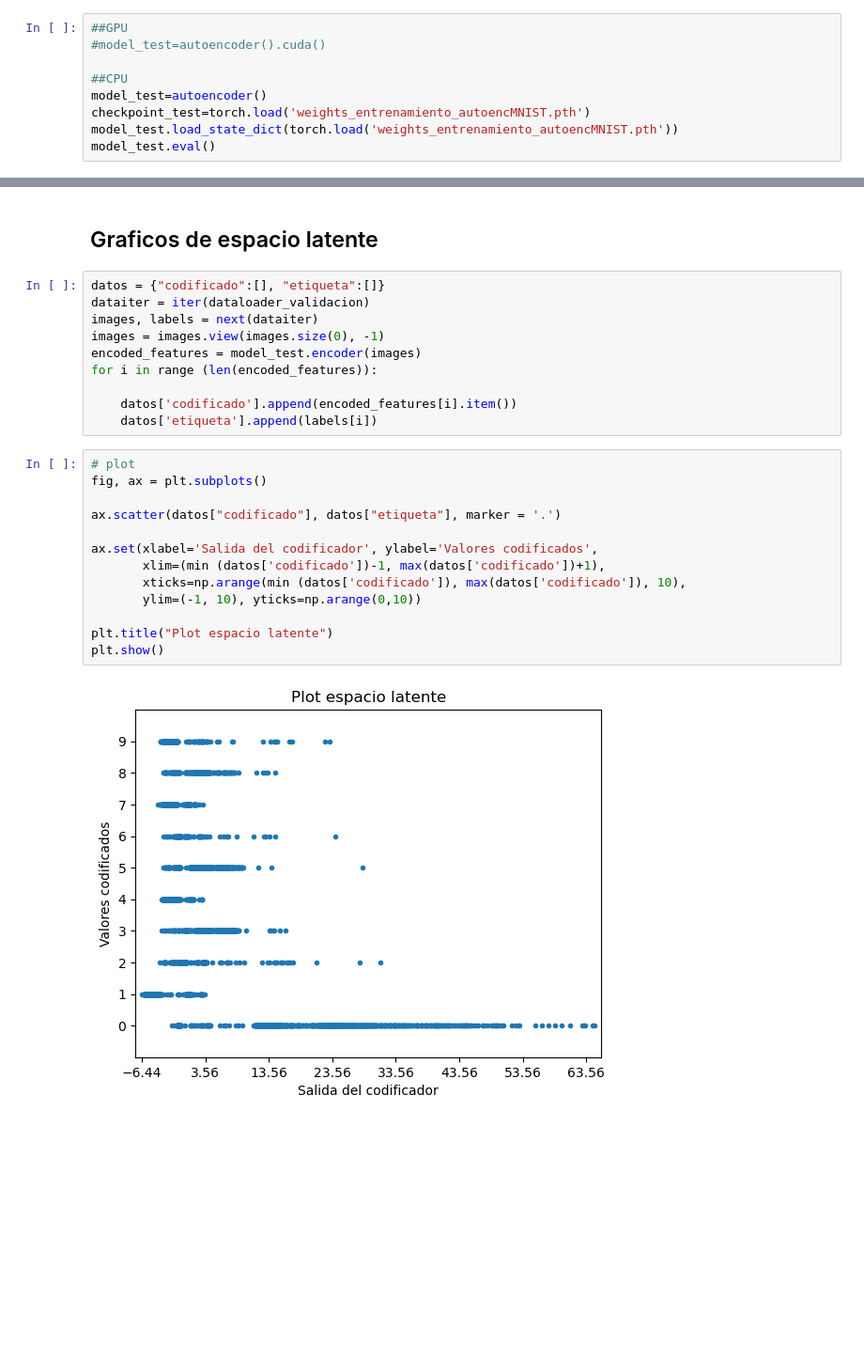
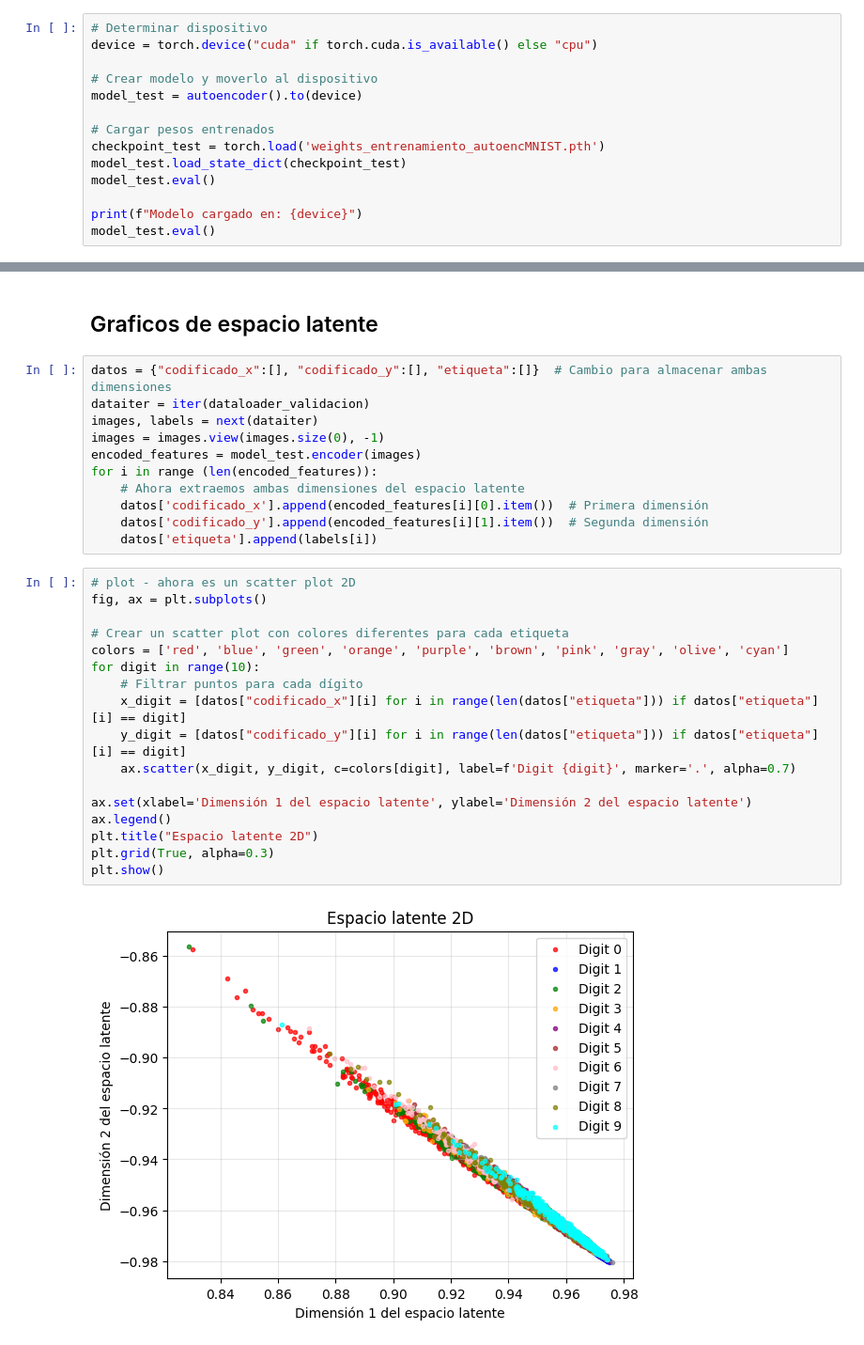
Before and after one commit to irvingvasquez/practicas_pytorch, a Jupyter notebook: 09_Autoencoder.ipynb, the cells around one changed output, grey strips where cells are left out. Shown: that part at 94% size. Saved outputs shown, nothing was run; the diff lists cells and outputs as text; blank space fills up the shorter version.

Commit message:
autoencoder asigmented added

```diff
--- a/09_Autoencoder.ipynb
+++ b/09_Autoencoder.ipynb
@@ -214,12 +297,17 @@ torch.save({'epoch': epoch,
 # %% [markdown]
 ## Resultados
 # %%
-##GPU
-#model_test=autoencoder().cuda()
+# Determinar dispositivo
+device = torch.device("cuda" if torch.cuda.is_available() else "cpu")
 
-##CPU
-model_test=autoencoder()
-checkpoint_test=torch.load('weights_entrenamiento_autoencMNIST.pth')
-model_test.load_state_dict(torch.load('weights_entrenamiento_autoencMNIST.pth'))
+# Crear modelo y moverlo al dispositivo
+model_test = autoencoder().to(device)
+
+# Cargar pesos entrenados
+checkpoint_test = torch.load('weights_entrenamiento_autoencMNIST.pth')
+model_test.load_state_dict(checkpoint_test)
 model_test.eval()
+
+print(f"Modelo cargado en: {device}")
+model_test.eval()
 # %% [output]
@@ -310,27 +369,32 @@ Clipping input data to the valid range for imshow with RGB data ([0..1] for floa
 # %% [markdown]
 ## Graficos de espacio latente
 # %%
-datos = {"codificado":[], "etiqueta":[]}
+datos = {"codificado_x":[], "codificado_y":[], "etiqueta":[]}  # Cambio para almacenar ambas dimensiones
 dataiter = iter(dataloader_validacion)
 images, labels = next(dataiter)
 images = images.view(images.size(0), -1)
 encoded_features = model_test.encoder(images)
 for i in range (len(encoded_features)):
-
-    datos['codificado'].append(encoded_features[i].item())
+    # Ahora extraemos ambas dimensiones del espacio latente
+    datos['codificado_x'].append(encoded_features[i][0].item())  # Primera dimensión
+    datos['codificado_y'].append(encoded_features[i][1].item())  # Segunda dimensión
     datos['etiqueta'].append(labels[i])
 # %%
-# plot
+# plot - ahora es un scatter plot 2D
 fig, ax = plt.subplots()
 
-ax.scatter(datos["codificado"], datos["etiqueta"], marker = '.')
+# Crear un scatter plot con colores diferentes para cada etiqueta
+colors = ['red', 'blue', 'green', 'orange', 'purple', 'brown', 'pink', 'gray', 'olive', 'cyan']
+for digit in range(10):
+    # Filtrar puntos para cada dígito
+    x_digit = [datos["codificado_x"][i] for i in range(len(datos["etiqueta"])) if datos["etiqueta"][i] == digit]
+    y_digit = [datos["codificado_y"][i] for i in range(len(datos["etiqueta"])) if datos["etiqueta"][i] == digit]
+    ax.scatter(x_digit, y_digit, c=colors[digit], label=f'Digit {digit}', marker='.', alpha=0.7)
 
-ax.set(xlabel='Salida del codificador', ylabel='Valores codificados',
-       xlim=(min (datos['codificado'])-1, max(datos['codificado'])+1),
-       xticks=np.arange(min (datos['codificado']), max(datos['codificado']), 10),
-       ylim=(-1, 10), yticks=np.arange(0,10))
-
-plt.title("Plot espacio latente")
+ax.set(xlabel='Dimensión 1 del espacio latente', ylabel='Dimensión 2 del espacio latente')
+ax.legend()
+plt.title("Espacio latente 2D")
+plt.grid(True, alpha=0.3)
 plt.show()
 # %% [output]
-[figure, old version]
+[figure, new version]
```
Also changed, not shown: parts of 20 cells of this notebook, 1 other file.
